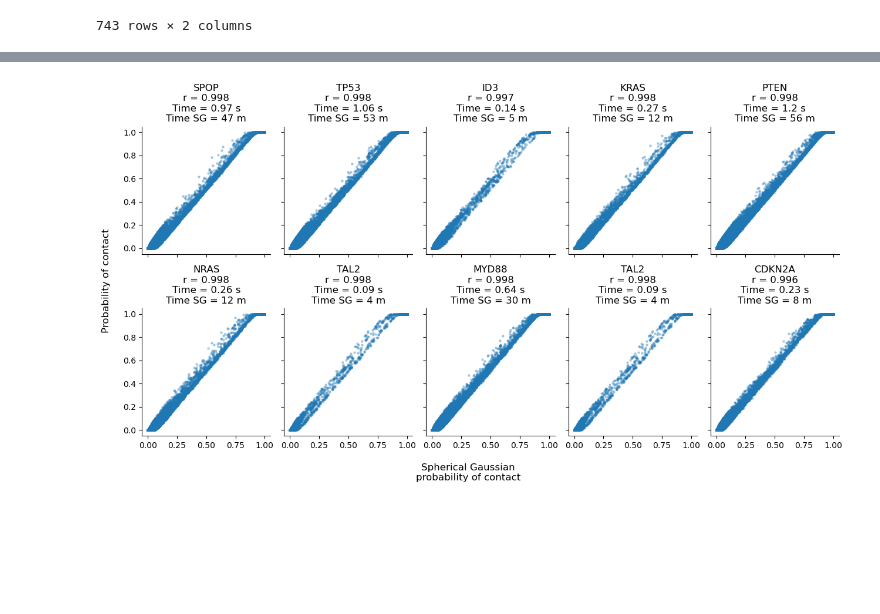
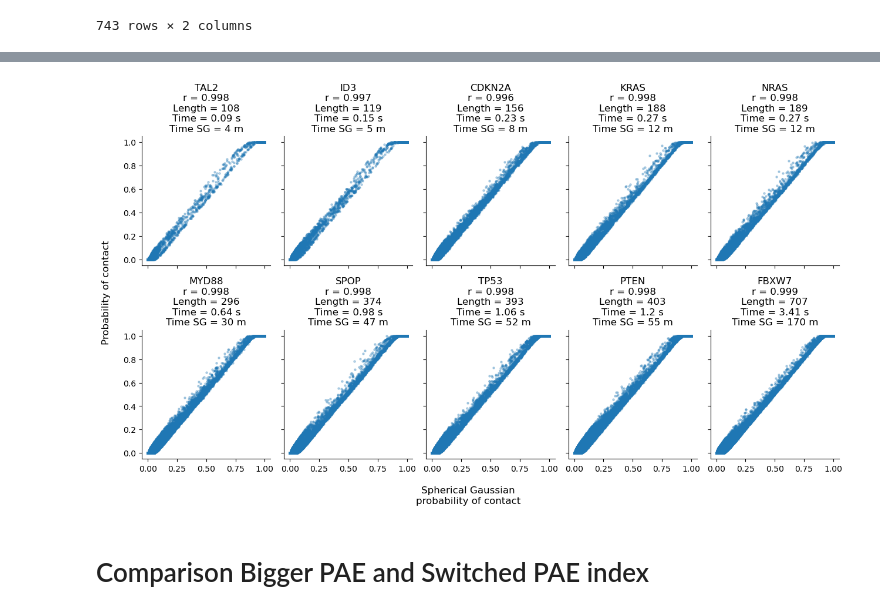
Before and after one commit to bbglab/oncodrive3d_paper, a Jupyter notebook: review_01/alt_pcmap_analysis/spherical_gaussian.ipynb, the cells around one changed output, grey strips where cells are left out. Saved outputs shown, nothing was run; the diff lists cells and outputs as text; code cells hidden in the pictures; blank space fills up the shorter version.

```diff
--- a/review_01/alt_pcmap_analysis/spherical_gaussian.ipynb
+++ b/review_01/alt_pcmap_analysis/spherical_gaussian.ipynb
@@ -345,6 +345,6 @@ df_sorted[:10]
 | 12100 | HMGA2 | ENSG00000149948 | ENST00000403681 | P52926 | 1 | MSARGEGAGQPSTSAQGQPAAPAPQKRGRGRPR... | NC_000012.12 | 0.0 | ... |
 | 2805 | TCL1A | ENSG00000100721 | ENST00000402399 | A0A024R6G5 | 1 | MAECPTLGEAVTDHPDRLWAWEKFVYLDEKQHA... | NC_000014.9 | 1.0 | ... |
 # %%
-genes = ["SPOP", "TP53", "ID3", "KRAS", "PTEN", "NRAS", "TAL2", "MYD88", "TAL2", "CDKN2A"]
+genes = ["FBXW7", "SPOP", "TP53", "ID3", "KRAS", "PTEN", "NRAS", "TAL2", "MYD88", "CDKN2A"]
 genes
 # %% [output]
@@ -407,3 +407,11 @@ for gene in genes:
     pcmaps[gene] = {}
     pcmaps[gene]["pCMAP"] = np.load(f'{data}/{gene}_pcmap.npy')
     pcmaps[gene]["Alt_pCMAP"] = np.load(f'{data}/{gene}_alt_pcmap.npy')
+# %%
+seq_df_genes = (seq_df[seq_df.Gene.isin(genes)].sort_values(
+        by='Seq',
+        key=lambda col: col.str.len(),
+        ascending=True
+    ).reset_index(drop=True)
+)
+seq_df_genes
@@ -410,31 +430,34 @@ for gene in genes:
 # %%
 import numpy as np
 import matplotlib.pyplot as plt
 
-fig, axes = plt.subplots(2, 5, figsize=(13, 7), sharex=True, sharey=True)
+fig, axes = plt.subplots(2, 5, figsize=(13, 7.4), sharex=True, sharey=True)
 axes = axes.flatten()
 
-for ax, gene in zip(axes, genes):
+for ax, gene in zip(axes, seq_df_genes.Gene.values):
 
+    protein_len = len(seq_df[seq_df["Gene"] == gene].Seq.values[0])
     corr, min_default, min_alt = df[df["Gene"] == gene][["Corr", "Minutes_default", "Minutes_alt"]].values[0]
     arr1 = pcmaps[gene]["pCMAP"].flatten()
     arr2 = pcmaps[gene]["Alt_pCMAP"].flatten()
 
     # arr1 = (arr1 > 0.5).astype(float)
     # arr2 = (arr2 > 0.5).astype(float)
 
     ax.scatter(arr2, arr1, alpha=0.3, s=5)
-    ax.set_title(f"{gene}\nr = {corr:.3f}\nTime = {np.round(min_default * 60, 2)} s\nTime SG = {int(np.round(min_alt))} m")
+    ax.set_title(f"{gene}\nr = {corr:.3f}\nLength = {protein_len}\nTime = {np.round(min_default * 60, 2)} s\nTime SG = {int(np.round(min_alt))} m")
 
     ax.spines['top'].set_visible(False)
     ax.spines['right'].set_visible(False)
 
     # ax.set_xlabel("pCMAP")
     # ax.set_ylabel("Alt_pCMAP")
     fig.supxlabel("Spherical Gaussian\nprobability of contact")
     fig.supylabel("Probability of contact\n")
 
 plt.tight_layout()
 plt.show()
 # %% [output]
-[figure, old version]
+[figure, new version]
+# %% [markdown]
+# Comparison Bigger PAE and Switched PAE index
```
Also changed, not shown: parts of 14 cells of this notebook, 29 other files.
